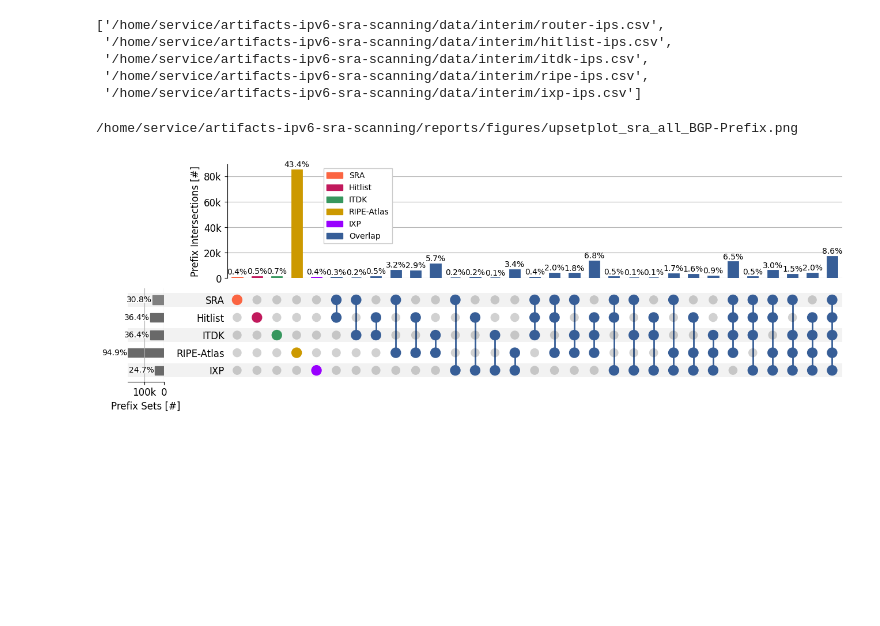
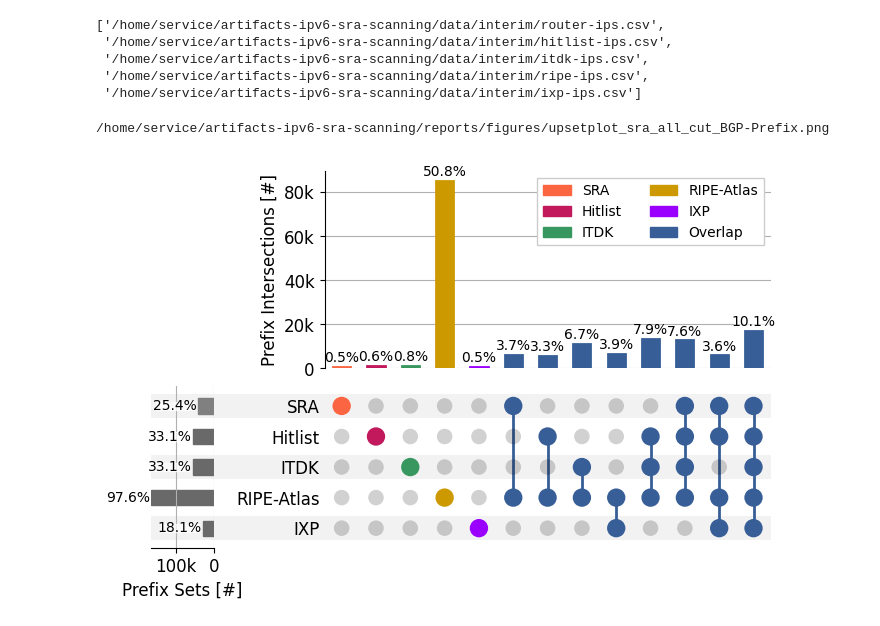
Before and after one commit to netd-tud/artifacts-ipv6-sra-scanning, a Jupyter notebook: notebooks/05.1-overlap-other-sources.ipynb, the cells around one changed output. Drawn from its saved outputs; the diff is of its cells as text; code cells hidden in the pictures; blank space fills up the shorter version.

Commit message:
updating artifacts

```diff
--- a/notebooks/05.1-overlap-other-sources.ipynb
+++ b/notebooks/05.1-overlap-other-sources.ipynb
@@ -45,9 +45,9 @@ label='Prefix'
 # %%
 tmp = concat_frames(dfs,labels,'source',column).collect().to_pandas()
 # %%
-vh.plot_upsetplot(tmp,column,'source',labels,f'upsetplot_sra_all_{column}',
-                   label,title = '',bbox=(0.15,1),pickle_file=f'{INTERIM_DATA_DIR}/upsetplot_sra_all_{column}.pkl',minsubsetsize=0, colors=["#375E97", "#FB6542", "#c1195c", "#37975e",'#cc9900','#9900ff'],
-fontsize=10,figsize=(8*0.7,5*0.7))
+vh.plot_upsetplot(tmp,column,'source',labels,f'upsetplot_sra_all_cut_{column}',
+                   label,title = '',bbox=(1,1),pickle_file=f'{INTERIM_DATA_DIR}/upsetplot_sra_all_cut_{column}.pkl',minsubsetsize=0.02, colors=["#375E97", "#FB6542", "#c1195c", "#37975e",'#cc9900','#9900ff'],
+fontsize=10,figsize=(8*0.7,5*0.7),ncols=2)
 # %% [output]
-/home/service/artifacts-ipv6-sra-scanning/reports/figures/upsetplot_sra_all_BGP-Prefix.png
+/home/service/artifacts-ipv6-sra-scanning/reports/figures/upsetplot_sra_all_cut_BGP-Prefix.png
-[figure, old version]
+[figure, new version]
```
Also changed, not shown: parts of 1 cell of this notebook, 21 other files.
